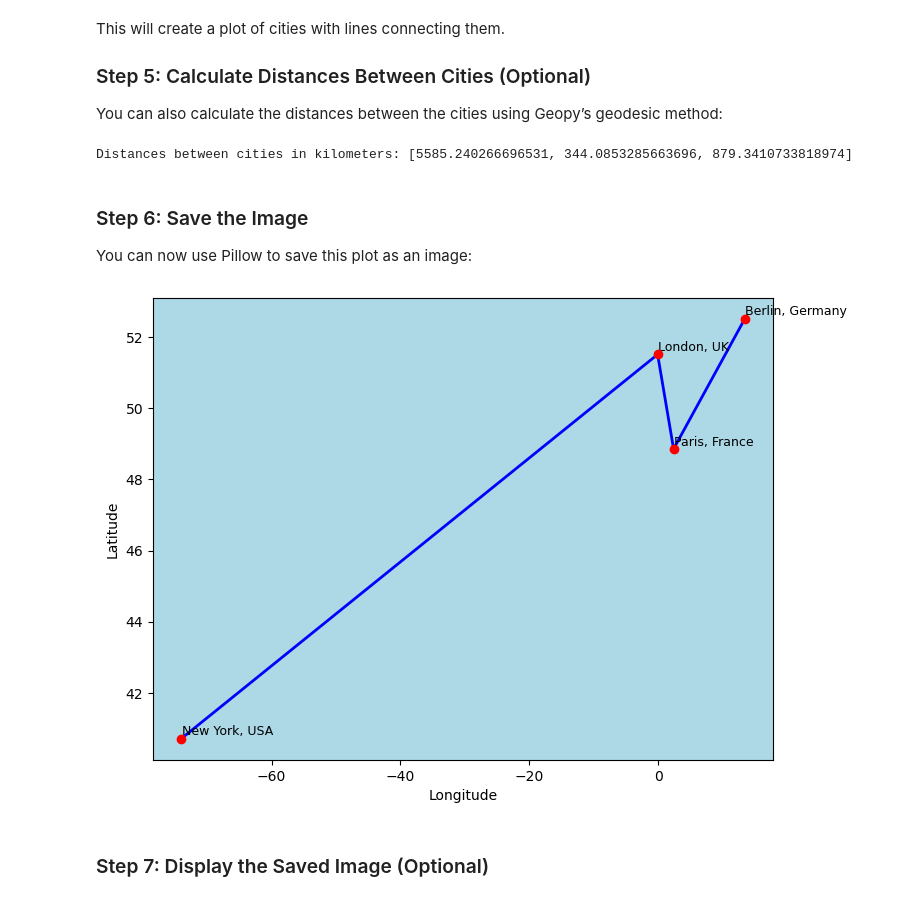
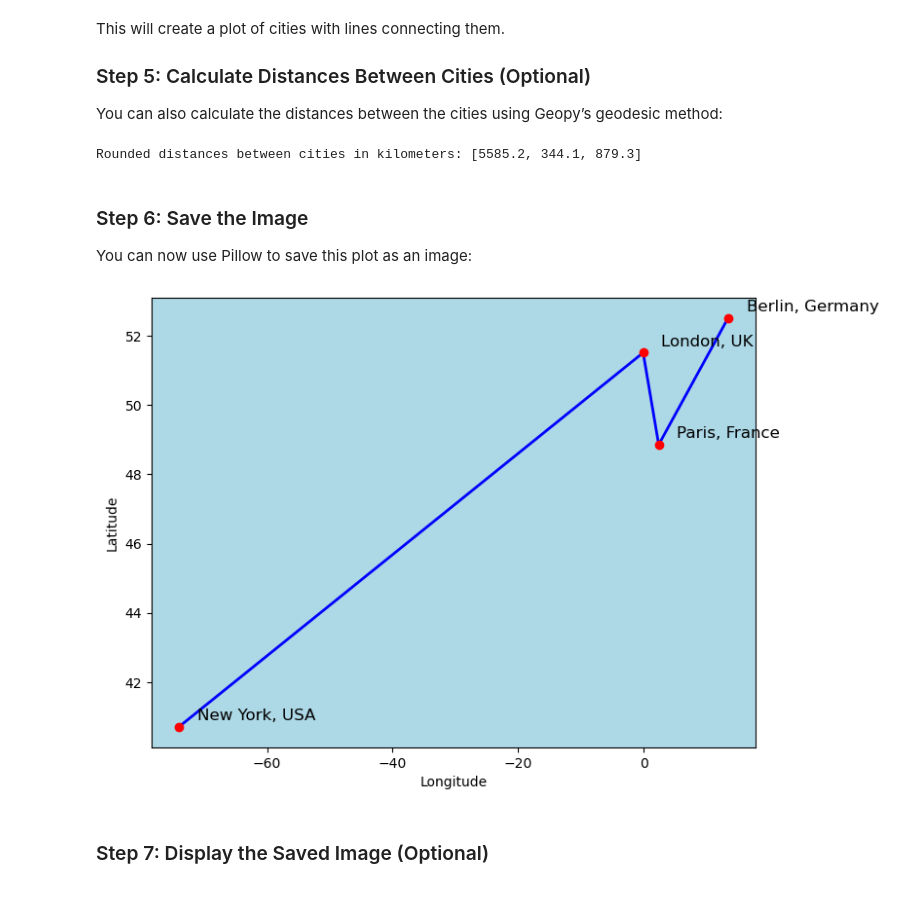
Before and after one commit to UlrikeDetective/maps, a Jupyter notebook: app/map_pointsV01/app.ipynb, the cells around one changed output. Cells and saved outputs as stored; diff of their text form; code cells hidden in the pictures.

```diff
--- a/app/map_pointsV01/app.ipynb
+++ b/app/map_pointsV01/app.ipynb
@@ -63,40 +63,42 @@ You can also calculate the distances between the cities using Geopy’s geodesic
 def calculate_distances(coordinates):
     distances = []
     for i in range(len(coordinates) - 1):
-        distances.append(geodesic(coordinates[i], coordinates[i+1]).kilometers)
+        # Calculate distance and round to 2 decimal places (or change as needed)
+        distance = round(geodesic(coordinates[i], coordinates[i+1]).kilometers, 1)
+        distances.append(distance)
     return distances
 
 distances = calculate_distances(coordinates)
-print("Distances between cities in kilometers:", distances)
+print("Rounded distances between cities in kilometers:", distances)
 # %% [output]
-Distances between cities in kilometers: [5585.240266696531, 344.0853285663696, 879.3410733818974]
+Rounded distances between cities in kilometers: [5585.2, 344.1, 879.3]
 # %% [markdown]
 ### Step 6: Save the Image
 You can now use Pillow to save this plot as an image:
 # %%
 def save_image():
     fig = plt.figure(figsize=(8, 6))
     ax = fig.add_subplot(111)
 
     # Plot the data again for saving
     latitudes, longitudes = zip(*coordinates)
     ax.scatter(longitudes, latitudes, color="red", zorder=5)
     ax.plot(longitudes, latitudes, color="blue", linewidth=2, zorder=3)
 
     for i, city in enumerate(cities):
-        ax.text(longitudes[i] + 0.1, latitudes[i] + 0.1, city, fontsize=9)
+        ax.text(longitudes[i] + 2.9, latitudes[i] + 0.2, city, fontsize=12)
 
     ax.set_facecolor("lightblue")
 
     plt.xlabel("Longitude")
     plt.ylabel("Latitude")
 
     # Save to an image file
     plt.savefig("city_map.png", bbox_inches='tight')
 
 save_image()
 # %% [output]
-[figure, old version]
+[figure, new version]
 # %% [markdown]
 ### Step 7: Display the Saved Image (Optional)
 # %%
```
Also changed, not shown: 1 other file.
